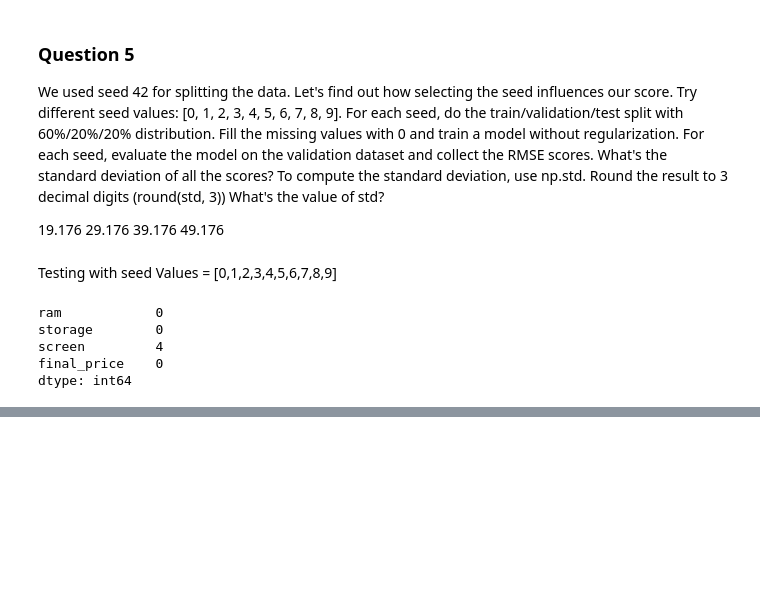
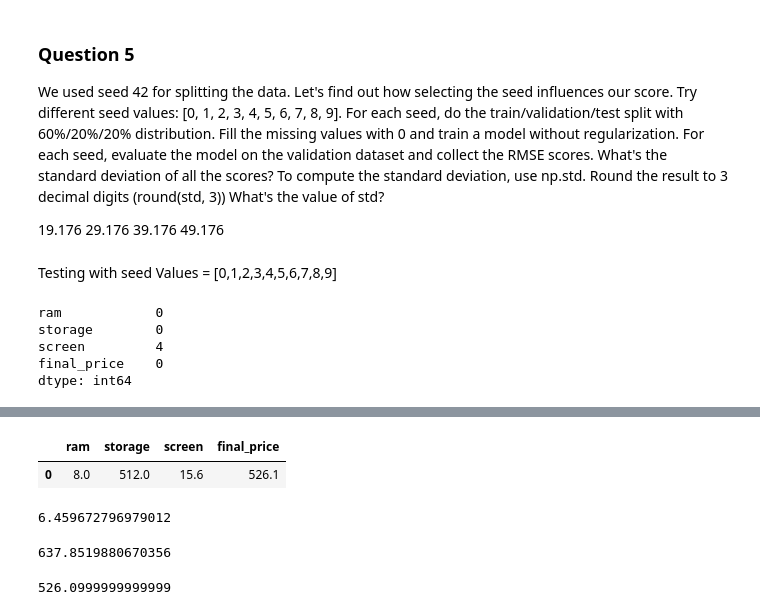
Before and after one commit to Ojayy94/DataClub-Data-Science-Course, a Jupyter notebook: Week2.ipynb, the cells around one changed output, grey strips where cells are left out. Saved outputs shown, nothing was run; the diff lists cells and outputs as text; code cells hidden in the pictures; blank space fills up the shorter version.

Commit message:
Data Club

```diff
--- a/Week2.ipynb
+++ b/Week2.ipynb
@@ -463,0 +581,8 @@ rmse_std
+# %%
+laptop_test = df_test.iloc[20].to_dict()
+# %%
+df_small = pd.DataFrame([laptop_test])
+df_small
+# %% [output]
+|  | ram | storage | screen | final_price |
+| 0 | 8.0 | 512.0 | 15.6 | 526.1 |
@@ -463,0 +591,14 @@ rmse_std
+# %%
+y_pred = w0 + X_small.dot(w)
+y_pred = y_pred[0]
+y_pred
+# %% [output]
+6.459672796979012
+# %%
+np.expm1(y_pred)
+# %% [output]
+637.8519880670356
+# %%
+np.expm1(y_test[20])
+# %% [output]
+526.0999999999999
```
Also changed, not shown: parts of 39 cells of this notebook.
